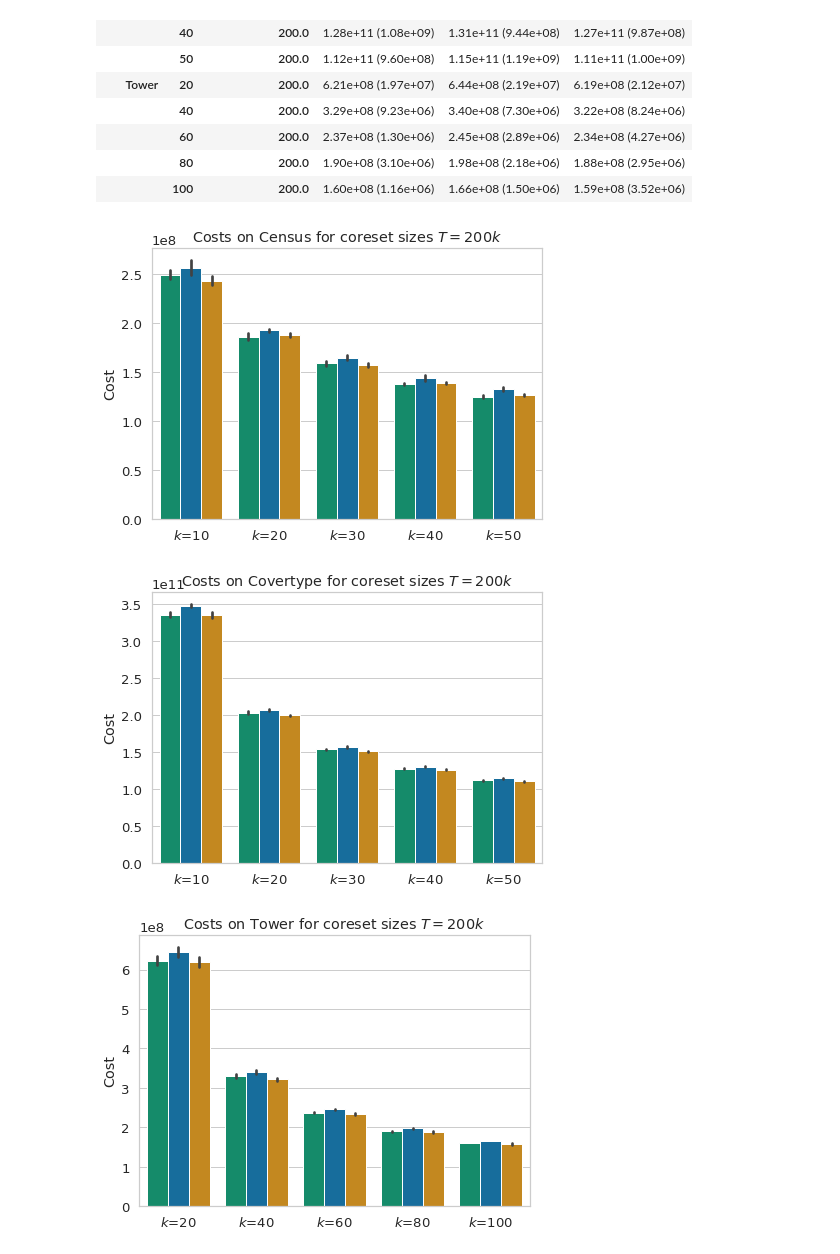
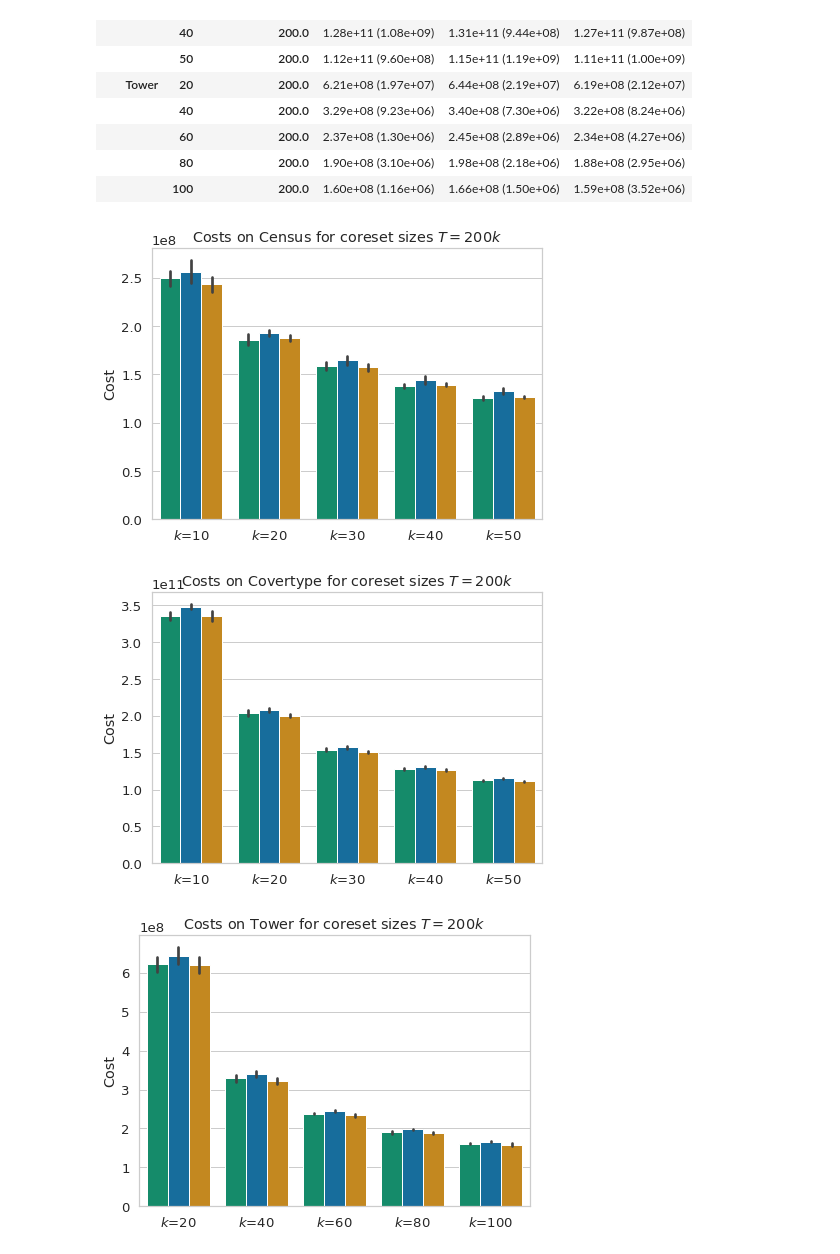
Before and after one commit to sheikhomar/yace-rw, a Jupyter notebook: notebooks/01-results.ipynb, the cells around one changed output. Drawn from its saved outputs; the diff is of its cells as text; code cells hidden in the pictures.

```diff
--- a/notebooks/01-results.ipynb
+++ b/notebooks/01-results.ipynb
@@ -224,0 +200,21 @@ with sns.plotting_context("notebook", font_scale=1.2):
+# %%
+coreset_size_factors = df_cost_data["coreset_size_factor"].unique()
+data_sets = np.sort(df_cost_data["dataset"].unique())
+
+forward = lambda x: x**(1/10)
+inverse = lambda x: x**10
+
+with sns.plotting_context("notebook", font_scale=1.2):
+    for j, data_set in enumerate(data_sets):
+        fig, ax = plt.subplots(figsize=(7, 5))
+        f2 = df_cost_data["dataset"] == data_set
+        df_filtered = df_cost_data[f2].copy()
+        df_filtered.sort_values(by=["k", "algorithm"], inplace=True)
+        sns.barplot(data=df_filtered, x="k_formatted", y="distortion", hue="algorithm", ci="sd", ax=ax, palette=algorithm_colors)
+        ax.set_title(f"Distortions on {data_set} for coreset sizes $T=200k$")
+        ax.set_ylabel(f"Distortion")
+        ax.set_xlabel("")
+        ax.set_ylim(bottom= 0.998)
+
+        ax.legend(title='Algorithms', bbox_to_anchor=(1.01, 1.02), loc='upper left')
+        fig.savefig(f"figures/plot-distortions-{data_set.lower()}.pdf", bbox_inches="tight")
@@ -261,12 +261,12 @@ with sns.plotting_context("notebook", font_scale=1.2):
         f2 = df_cost_data["dataset"] == data_set
         df_filtered = df_cost_data[f2].copy()
         df_filtered.sort_values(by=["k", "algorithm"], inplace=True)
-        sns.barplot(data=df_filtered, x="k_formatted", y="real_cost", hue="algorithm", ax=ax, palette=algorithm_colors)
+        sns.barplot(data=df_filtered, x="k_formatted", y="real_cost", hue="algorithm", ci="sd", ax=ax, palette=algorithm_colors)
 
         ax.set_title(f"Costs on {data_set} for coreset sizes $T=200k$")
         ax.set_ylabel(f"Cost")
         ax.set_xlabel("")
 
         ax.legend(title='Algorithms', bbox_to_anchor=(1.01, 1.02), loc='upper left').set_visible(False)
-        # fig.savefig(f"figures/plot-input-costs-{data_set.lower()}.pdf", bbox_inches="tight")
+        fig.savefig(f"figures/plot-input-costs-{data_set.lower()}.pdf", bbox_inches="tight")
 # %% [output]
@@ -307,21 +307,21 @@ df_results_table
 # %%
 data_sets = np.sort(df_cost_data["dataset"].unique())
 
 with sns.plotting_context("notebook", font_scale=1.2):
     for j, data_set in enumerate(data_sets):
         fig, ax = plt.subplots(figsize=(7, 5))
         f2 = df_cost_data["dataset"] == data_set
         df_filtered = df_cost_data[f2].copy()
         df_filtered.sort_values(by=["k", "algorithm"], inplace=True)
-        sns.barplot(data=df_filtered, x="k_formatted", y="coreset_cost", hue="algorithm", ax=ax, palette=algorithm_colors)
+        sns.barplot(data=df_filtered, x="k_formatted", y="coreset_cost", hue="algorithm", ci="sd", ax=ax, palette=algorithm_colors)
 
         ax.set_title(f"Costs on {data_set} for coreset sizes $T=200k$")
         ax.set_ylabel(f"Cost")
         ax.set_xlabel("")
         # ax.set_yscale("log")
         ax.legend(title='Algorithms', bbox_to_anchor=(1.01, 1.02), loc='upper left').set_visible(False)
-        # fig.savefig(f"figures/plot-coreset-costs-{data_set.lower()}.pdf", bbox_inches="tight")
+        fig.savefig(f"figures/plot-coreset-costs-{data_set.lower()}.pdf", bbox_inches="tight")
 # %% [output]
-[figure, old version]
+[figure, new version]
 [figure]
-[figure, old version]
+[figure, new version]
```
Also changed, not shown: parts of 7 cells of this notebook.
